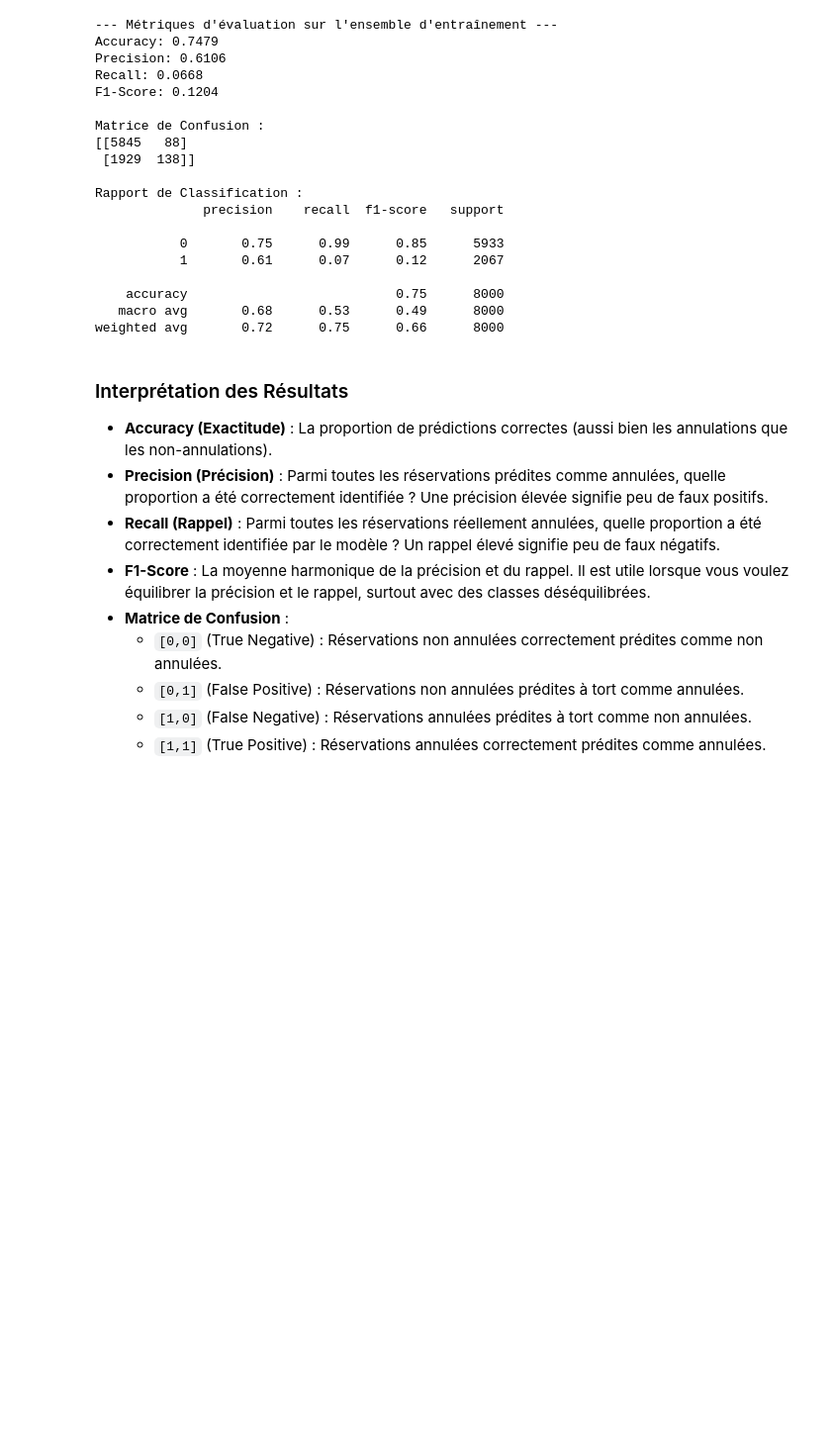
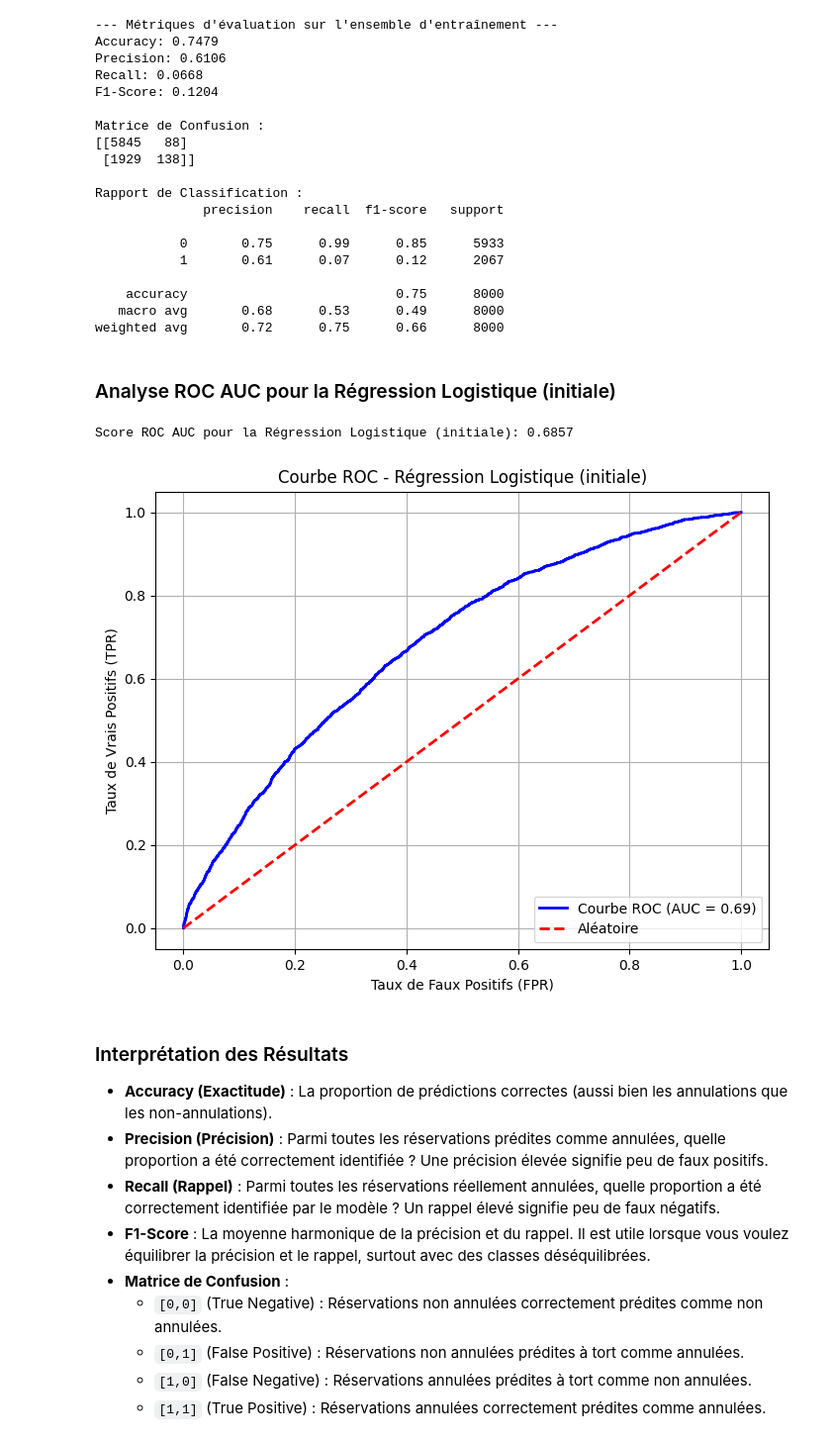
Before and after one commit to Yollydesto/Examen_S2_ML_IMTICIA4_404, a Jupyter notebook: notebook.ipynb, the cells around one changed output. Shown at 99% size. Saved outputs shown, nothing was run; the diff lists cells and outputs as text; code cells hidden in the pictures; blank space fills up the shorter version.

```diff
--- a/notebook.ipynb
+++ b/notebook.ipynb
@@ -436,6 +436,36 @@ Rapport de Classification :
     accuracy                           0.75      8000
    macro avg       0.68      0.53      0.49      8000
 weighted avg       0.72      0.75      0.66      8000
+# %% [markdown]
+### Analyse ROC AUC pour la Régression Logistique (initiale)
+# %%
+from sklearn.metrics import roc_curve, roc_auc_score
+import matplotlib.pyplot as plt
+
+# Obtenir les probabilités de la classe positive (classe 1 - annulée)
+y_pred_proba_lr_initial = model_pipeline.predict_proba(X_train)[:, 1]
+
+# Calculer la courbe ROC
+fpr_lr_initial, tpr_lr_initial, thresholds_lr_initial = roc_curve(y_train, y_pred_proba_lr_initial)
+
+# Calculer le score ROC AUC
+roc_auc_lr_initial = roc_auc_score(y_train, y_pred_proba_lr_initial)
+
+print(f"Score ROC AUC pour la Régression Logistique (initiale): {roc_auc_lr_initial:.4f}")
+
+# Tracer la courbe ROC
+plt.figure(figsize=(8, 6))
+plt.plot(fpr_lr_initial, tpr_lr_initial, color='blue', lw=2, label=f'Courbe ROC (AUC = {roc_auc_lr_initial:.2f})')
+plt.plot([0, 1], [0, 1], color='red', linestyle='--', lw=2, label='Aléatoire')
+plt.xlabel('Taux de Faux Positifs (FPR)')
+plt.ylabel('Taux de Vrais Positifs (TPR)')
+plt.title('Courbe ROC - Régression Logistique (initiale)')
+plt.legend(loc='lower right')
+plt.grid(True)
+plt.show()
+# %% [output]
+Score ROC AUC pour la Régression Logistique (initiale): 0.6857
+[figure, added]
 # %% [markdown]
 ### Interprétation des Résultats
 
```
Also changed, not shown: parts of 22 cells of this notebook.
